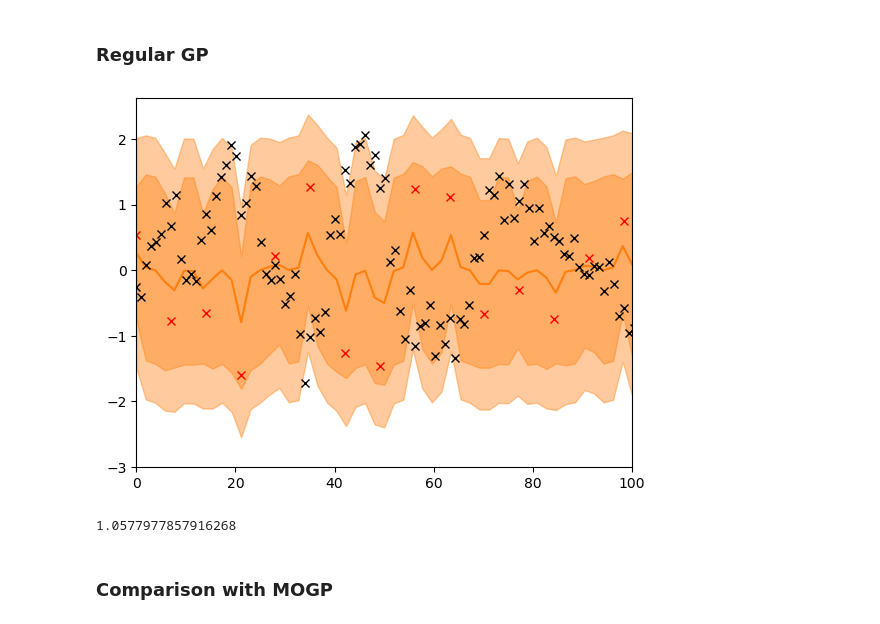
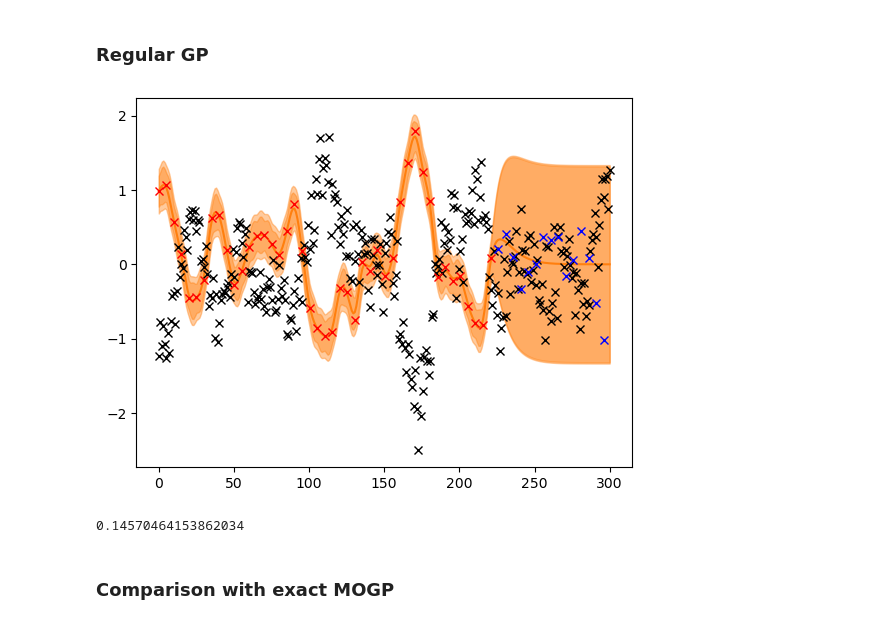
Before and after one commit to JVerbeek/at-gpflow, a Jupyter notebook: lra-kernel-test.ipynb, the cells around one changed output. Drawn from its saved outputs; the diff is of its cells as text; code cells hidden in the pictures.

```diff
--- a/lra-kernel-test.ipynb
+++ b/lra-kernel-test.ipynb
@@ -346,5 +342,5 @@ mean_squared_error(ytest, fmean[TEST_INDEX:].numpy().flatten())
 # %%
-kern = gpf.kernels.RBF()
+kern = gpf.kernels.Matern32()
 m = gpf.models.GPR((X2, y2), kernel=kern)
 gpf.utilities.print_summary(m)
 optimize(m)
@@ -362,37 +358,40 @@ optimize(m)
 # %% [markdown]
 ### Regular GP
 # %%
-Xnew = np.linspace(0, 100, len(ind_2)).reshape(-1, 1)
-fmean, fvar = m.predict_f(Xnew)
-ymean, yvar = m.predict_y(Xnew)
-plt.plot(Xnew, fmean, color="C1")
+from sklearn.metrics import mean_squared_error
+Xall = Xall.reshape(-1, 1)
+Xtst = Xtest.reshape(-1, 1)
+Xplot = Xall
+fmean, fvar = m.predict_f(Xplot)
+fmean_tst, fvar_tst = m.predict_f(Xtst)
+ymean, yvar = m.predict_y(Xplot)
+plt.plot(Xall, fmean, color="C1")
 plt.plot(X1, y1, "kx")
 plt.plot(X2, y2, "rx")
 plt.plot(Xtest, ytest, "bx")
 plt.fill_between(
-    Xnew[:, 0],
+    Xall[:, 0],
     (fmean - 2 * np.sqrt(fvar))[:, 0],
     (fmean + 2 * np.sqrt(fvar))[:, 0],
     color="C1",
     alpha=0.4,
 )
 plt.fill_between(
-    Xnew[:, 0],
+    Xall[:, 0],
     (ymean - 2 * np.sqrt(yvar))[:, 0],
     (ymean + 2 * np.sqrt(yvar))[:, 0],
     color="C1",
     alpha=0.4,
 )
-plt.xlim([0, 100])
 plt.show()
 
-
-mean_squared_error(ytest, fmean[TEST_INDEX:].numpy().flatten())
+regular_gp_mse = mean_squared_error(ytest, fmean_tst)
+regular_gp_mse
 # %% [output]
-[figure, old version]
+[figure, new version]
-1.0577977857916268
+0.14570464153862034
 # %% [markdown]
-### Comparison with MOGP
+### Comparison with exact MOGP
 # %%
 # This likelihood switches between Gaussian noise with different variances for each f_i:
 output_dim = 2  # Number of outputs
```
Also changed, not shown: parts of 10 cells of this notebook, 2 other files.
